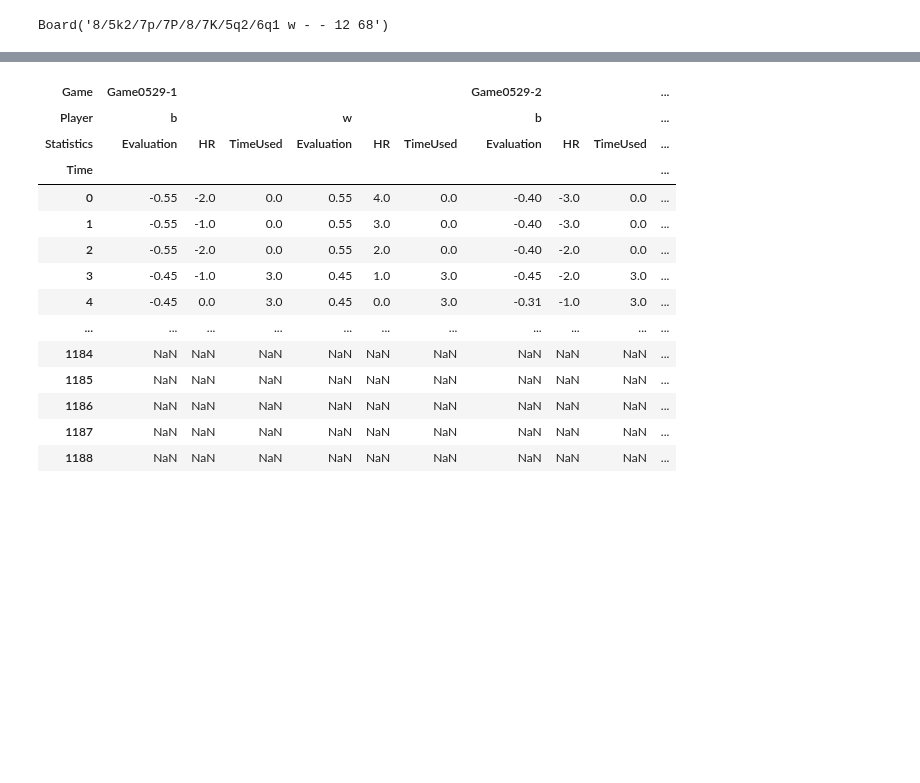
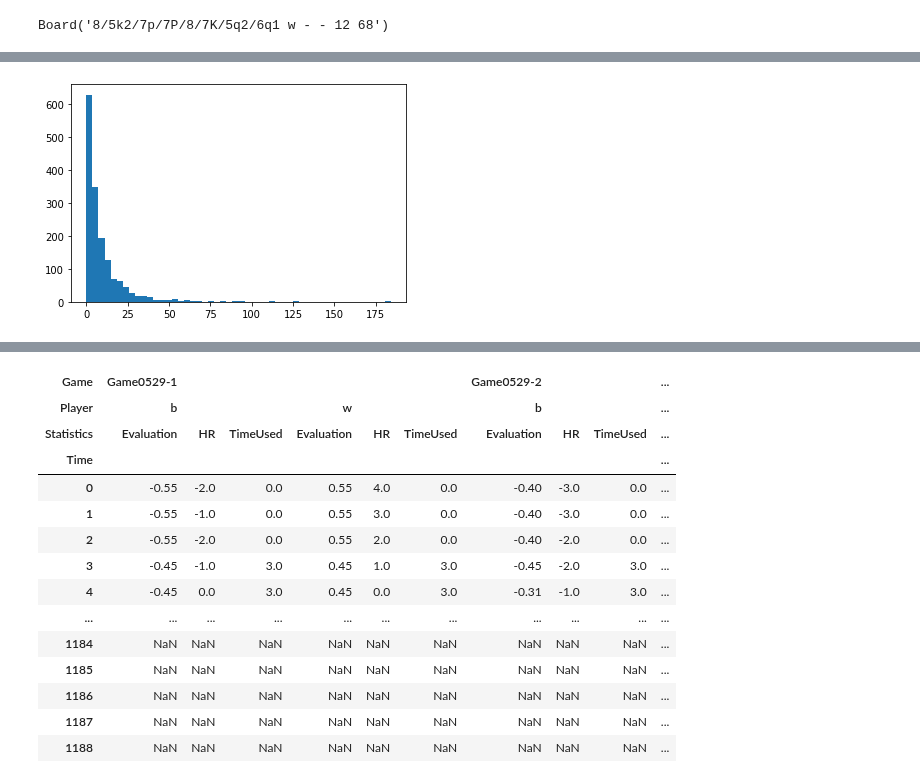
Before and after one commit to tommdim/statistics-101, a Jupyter notebook: project/src/main.ipynb, the cells around one changed output, grey strips where cells are left out. Drawn from its saved outputs; the diff is of its cells as text; code cells hidden in the pictures; blank space fills up the shorter version.

```diff
--- a/project/src/main.ipynb
+++ b/project/src/main.ipynb
@@ -699,0 +751,4 @@ df
+# %%
+n, bins, patches = plt.hist(df["TPM"], bins = 50)
+# %% [output]
+[figure, added]
```
Also changed, not shown: parts of 17 cells of this notebook, 3 other files.
